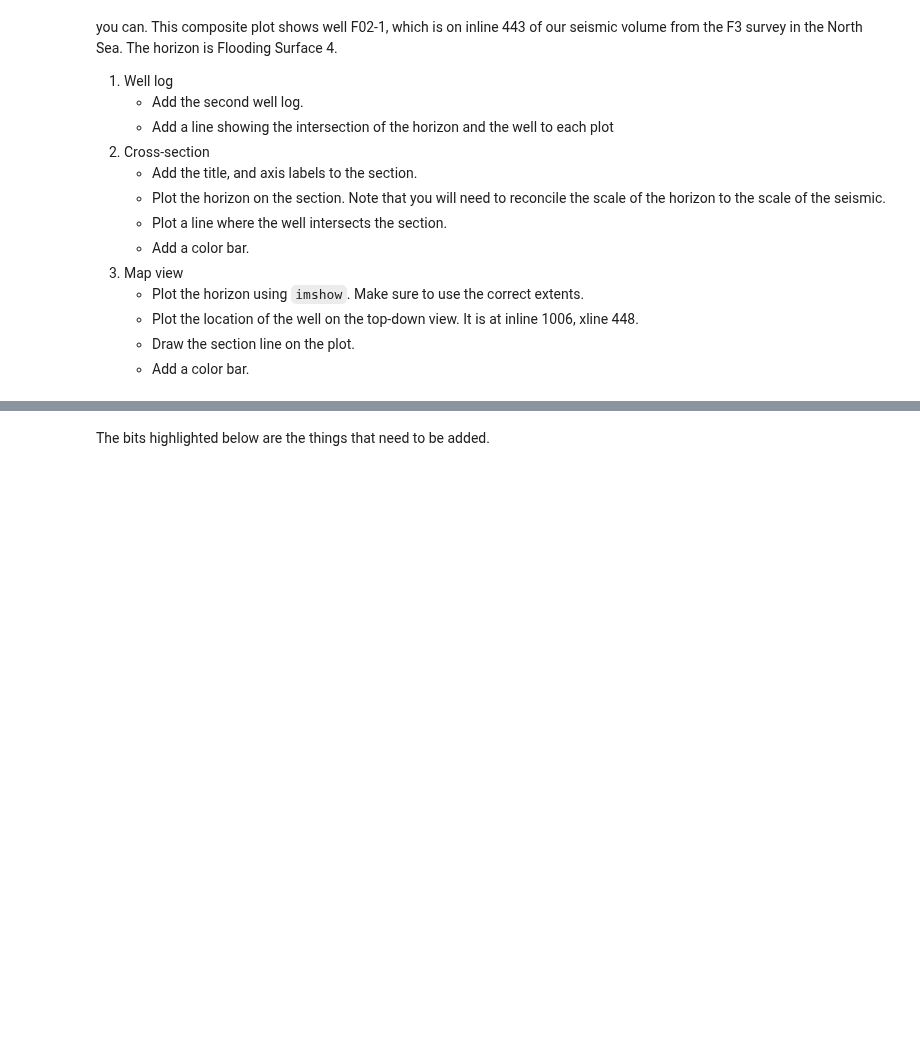
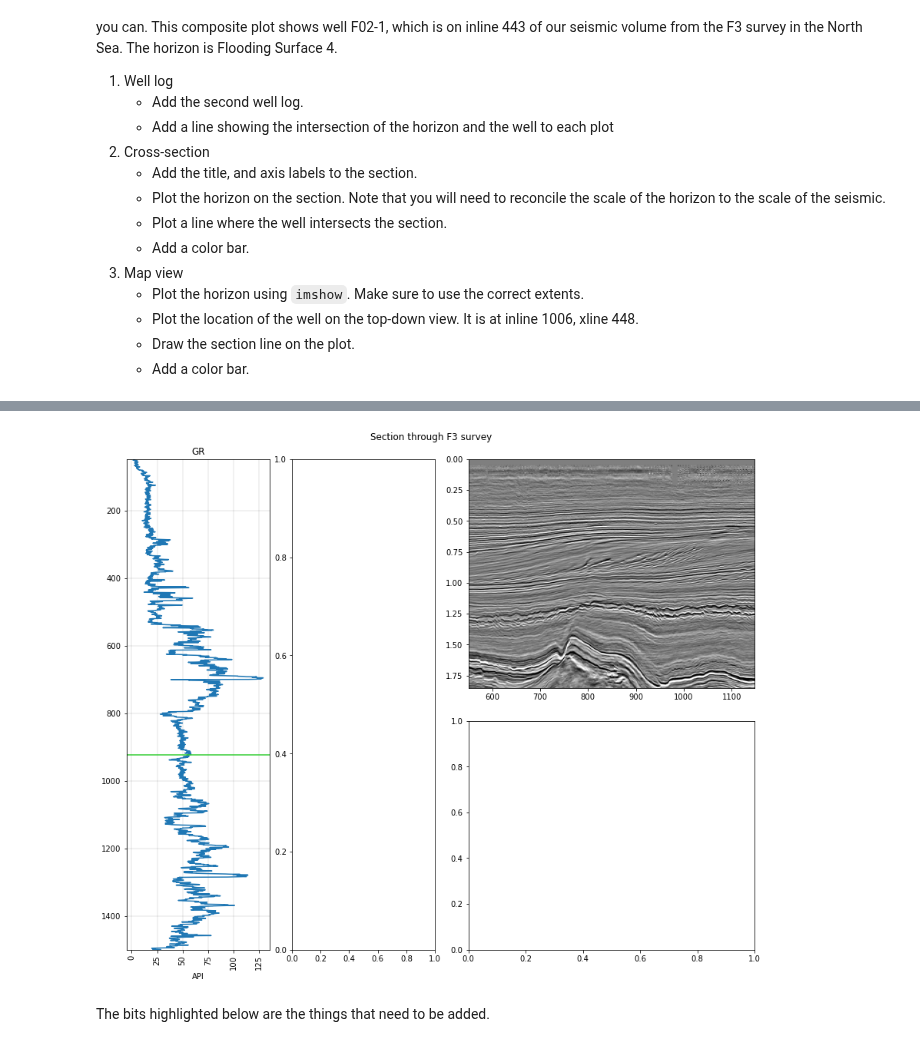
Before and after one commit to agilescientific/geocomputing, a Jupyter notebook: dev/goal_plot.ipynb, the cells around one changed output, grey strips where cells are left out. Cells and saved outputs as stored; diff of their text form; code cells hidden in the pictures; blank space fills up the shorter version.

```diff
--- a/dev/goal_plot.ipynb
+++ b/dev/goal_plot.ipynb
@@ -143,3 +56,82 @@ _ = make_goal_plot(w, hor, hor_, vol)
+# %%
+def make_goal_plot(w, hor, hor_, vol):
+    """Generate a combination plot comprising two well logs,
+    a seismic section and a map view.
+
+    Parameters
+    ----------
+    w : welly.Well
+        Well containing our well logs.
+    hor : numpy ndarray
+        The horizon that we want to plot, with values in depth-units.
+    hor_ : numpy ndarray
+        The horizon with values converted to time.
+    vol : numpy ndarray
+        A 3D seismic cube with inlines, crosslines and amplitude.
+
+    Returns
+    -------
+    fig : matplotlib Figure
+    axs : tuple of Ax objects
+        The three Ax objects that go into our figure
+    """
+    ###
+    # Set up our plot limits and variables
+    ###
+
+    # set boundaries of survey
+    ilines = 110, 558
+    xlines = 550, 1149
+
+    # Set variables for the seismic section of our plot
+    inline = 442 # This is the inline that we actually want.
+    index = 166 # we have a well on inline 442, but we need to use
+                # the equivalent index to get things out of the numpy array.
+    _, _, ts = vol.shape
+    extent = (550, 1148, ts*0.004, 0)  # left, right, bottom, top.
+                                       # The vertical axis is converted to time.
+    ma = vol.max()
+
+    # set things up for the map
+    horizon_extent = 550, 1148, 110, 558
+
+    # set things up for the wells
+    xindex = 228  # This is the index corresponding to xline 1006.
+    intersect = hor[index, xindex]
+
+    # Create our figure layout, using mosaic
+    fig = plt.figure(constrained_layout=True, figsize=(12,10))
+    mosaic = """ABCC
+ABDD"""
+    ax_dict = fig.subplot_mosaic(mosaic)
+
+
+    ###
+    # Begin our plotting proper
+    ###
+
+    fig.suptitle('Section through F3 survey')
+
+    # Plot the main subplot.
+    ax = ax_dict['C']
+    im = ax.imshow(vol[index, :, :].T,
+                   extent=extent,
+                   cmap="gray_r",
+                   vmin=-ma, vmax=ma,
+                   aspect='auto',
+                  )
+
+    # Plot the well logs
+    w.data['GR'].plot(ax=ax_dict['A'])
+    ax_dict['A'].axhline(intersect, color='limegreen')
+
+    # Plot the top-down view of the surface
+
+    return fig, ax_dict
+
+_ = make_goal_plot(w, hor, hor_, vol)
+# %% [output]
+[figure, added]
 # %% [markdown]
 The bits highlighted below are the things that need to be added.
 # %%
```
Also changed, not shown: parts of 3 cells of this notebook.
